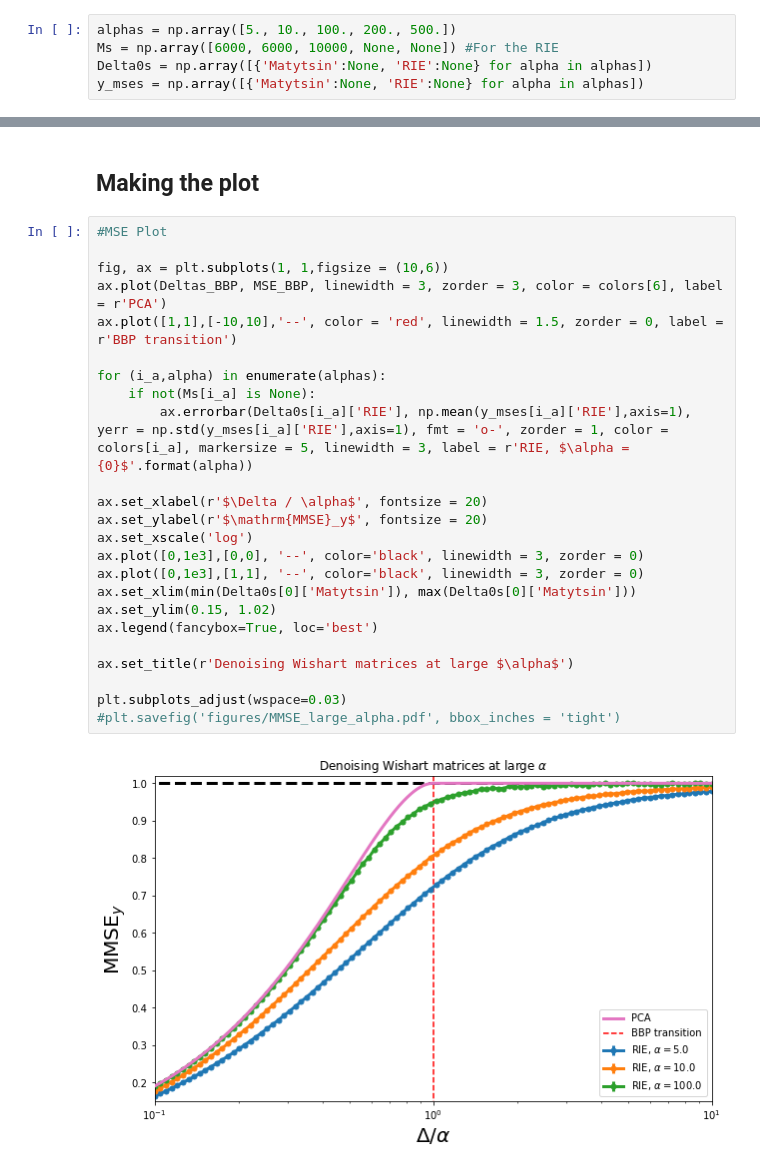
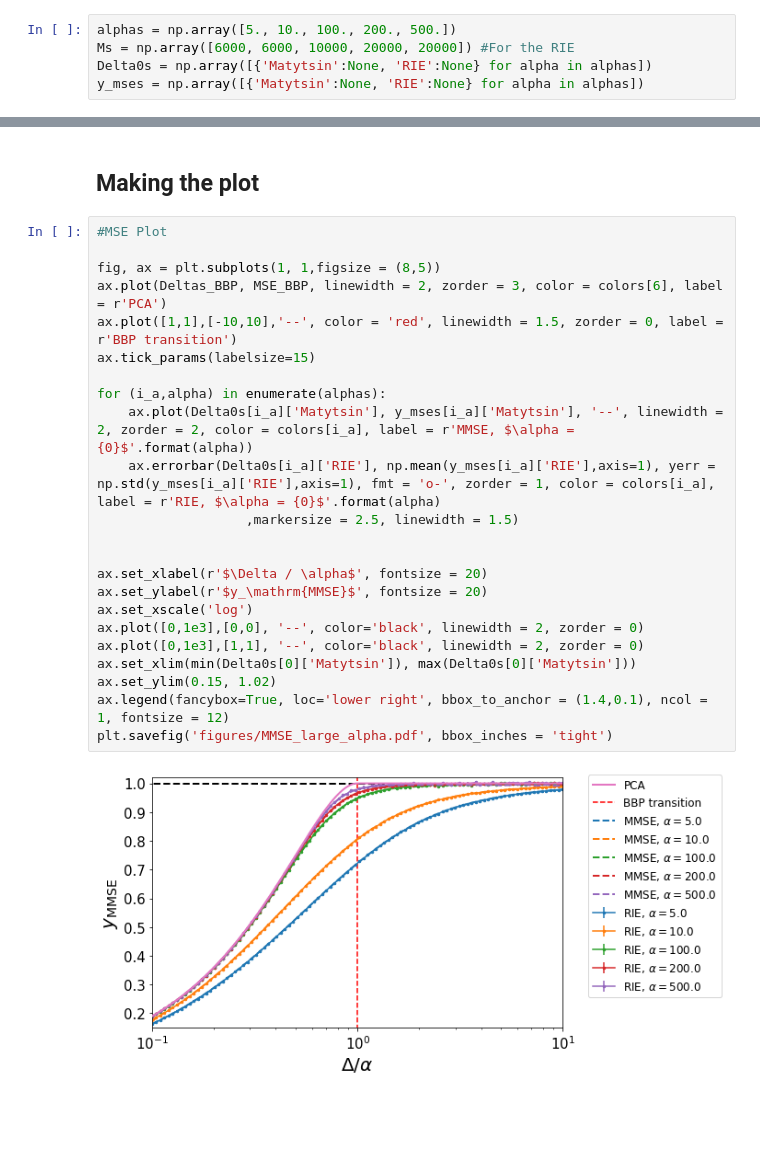
Before and after one commit to sphinxteam/perturbative_mean_field_matrix_factorization, a Jupyter notebook: Plots.ipynb, the cells around one changed output, grey strips where cells are left out. Saved outputs shown, nothing was run; the diff lists cells and outputs as text; blank space fills up the shorter version.

```diff
--- a/Plots.ipynb
+++ b/Plots.ipynb
@@ -373,7 +373,7 @@ plt.subplots_adjust(wspace=0.03)
 ## Loading data
 # %%
 alphas = np.array([5., 10., 100., 200., 500.])
-Ms = np.array([6000, 6000, 10000, None, None]) #For the RIE
+Ms = np.array([6000, 6000, 10000, 20000, 20000]) #For the RIE
 Delta0s = np.array([{'Matytsin':None, 'RIE':None} for alpha in alphas])
 y_mses = np.array([{'Matytsin':None, 'RIE':None} for alpha in alphas])
 # %%
@@ -409,26 +410,25 @@ for (i, Delta) in enumerate(Deltas_BBP):
 # %%
 #MSE Plot
 
-fig, ax = plt.subplots(1, 1,figsize = (10,6))
-ax.plot(Deltas_BBP, MSE_BBP, linewidth = 3, zorder = 3, color = colors[6], label = r'PCA')
+fig, ax = plt.subplots(1, 1,figsize = (8,5))
+ax.plot(Deltas_BBP, MSE_BBP, linewidth = 2, zorder = 3, color = colors[6], label = r'PCA')
 ax.plot([1,1],[-10,10],'--', color = 'red', linewidth = 1.5, zorder = 0, label = r'BBP transition')
+ax.tick_params(labelsize=15)
 
 for (i_a,alpha) in enumerate(alphas):
-    if not(Ms[i_a] is None):
-        ax.errorbar(Delta0s[i_a]['RIE'], np.mean(y_mses[i_a]['RIE'],axis=1), yerr = np.std(y_mses[i_a]['RIE'],axis=1), fmt = 'o-', zorder = 1, color = colors[i_a], markersize = 5, linewidth = 3, label = r'RIE, $\alpha = {0}$'.format(alpha))
+    ax.plot(Delta0s[i_a]['Matytsin'], y_mses[i_a]['Matytsin'], '--', linewidth = 2, zorder = 2, color = colors[i_a], label = r'MMSE, $\alpha = {0}$'.format(alpha))
+    ax.errorbar(Delta0s[i_a]['RIE'], np.mean(y_mses[i_a]['RIE'],axis=1), yerr = np.std(y_mses[i_a]['RIE'],axis=1), fmt = 'o-', zorder = 1, color = colors[i_a], label = r'RIE, $\alpha = {0}$'.format(alpha)
+                   ,markersize = 2.5, linewidth = 1.5)
+
 
 ax.set_xlabel(r'$\Delta / \alpha$', fontsize = 20)
-ax.set_ylabel(r'$\mathrm{MMSE}_y$', fontsize = 20)
+ax.set_ylabel(r'$y_\mathrm{MMSE}$', fontsize = 20)
 ax.set_xscale('log')
-ax.plot([0,1e3],[0,0], '--', color='black', linewidth = 3, zorder = 0)
-ax.plot([0,1e3],[1,1], '--', color='black', linewidth = 3, zorder = 0)
+ax.plot([0,1e3],[0,0], '--', color='black', linewidth = 2, zorder = 0)
+ax.plot([0,1e3],[1,1], '--', color='black', linewidth = 2, zorder = 0)
 ax.set_xlim(min(Delta0s[0]['Matytsin']), max(Delta0s[0]['Matytsin']))
 ax.set_ylim(0.15, 1.02)
-ax.legend(fancybox=True, loc='best')
-
-ax.set_title(r'Denoising Wishart matrices at large $\alpha$')
-
-plt.subplots_adjust(wspace=0.03)
-#plt.savefig('figures/MMSE_large_alpha.pdf', bbox_inches = 'tight')
+ax.legend(fancybox=True, loc='lower right', bbox_to_anchor = (1.4,0.1), ncol = 1, fontsize = 12)
+plt.savefig('figures/MMSE_large_alpha.pdf', bbox_inches = 'tight')
 # %% [output]
-[figure, old version]
+[figure, new version]
```
Also changed, not shown: parts of 6 cells of this notebook.
